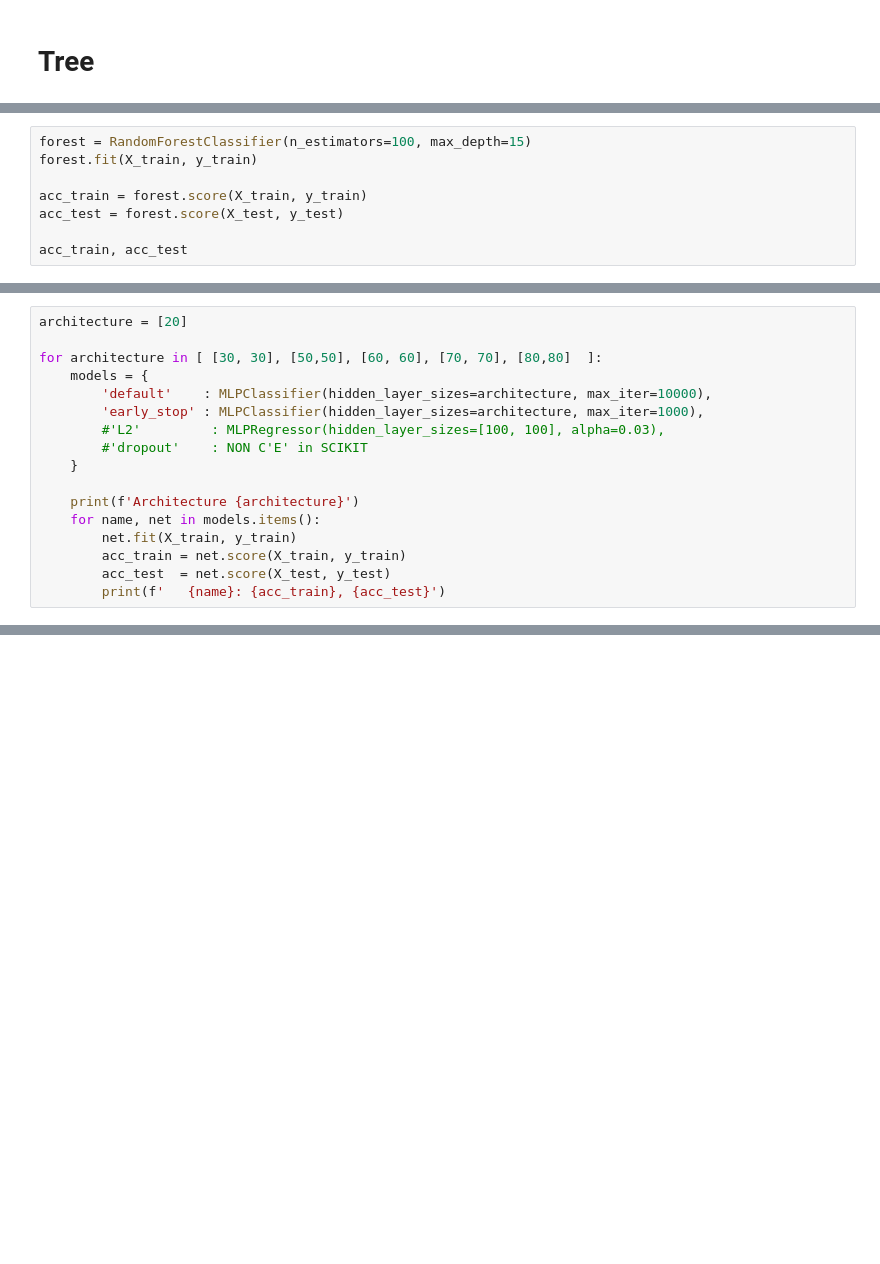
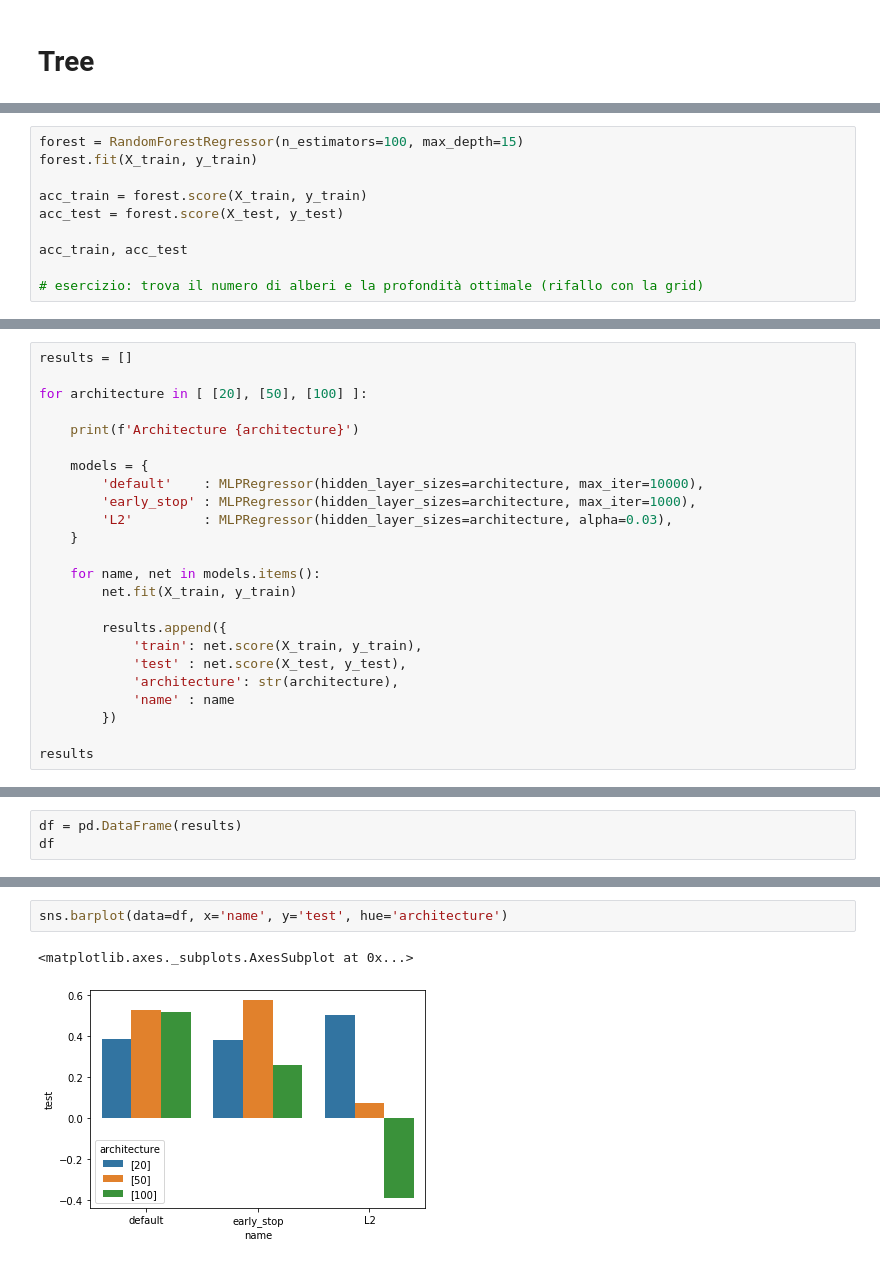
Before and after one commit to pieroit/corso_ml_python_youtube_pollo, a Jupyter notebook: prove/B01_regularization.ipynb, the cells around one changed output, grey strips where cells are left out. Cells and saved outputs as stored; diff of their text form; blank space fills up the shorter version.

```diff
--- a/prove/B01_regularization.ipynb
+++ b/prove/B01_regularization.ipynb
@@ -65,9 +102,11 @@ Depth 49: 1.0, 0.5
 # %%
-forest = RandomForestClassifier(n_estimators=100, max_depth=15)
+forest = RandomForestRegressor(n_estimators=100, max_depth=15)
 forest.fit(X_train, y_train)
 
 acc_train = forest.score(X_train, y_train)
 acc_test = forest.score(X_test, y_test)
 
 acc_train, acc_test
+
+# esercizio: trova il numero di alberi e la profondità ottimale (rifallo con la grid)
 # %% [output]
@@ -83,18 +123,25 @@ acc_train, acc_test
 # %%
-architecture = [20]
+results = []
 
-for architecture in [ [30, 30], [50,50], [60, 60], [70, 70], [80,80]  ]:
+for architecture in [ [20], [50], [100] ]:
+
+    print(f'Architecture {architecture}')
+
     models = {
-        'default'    : MLPClassifier(hidden_layer_sizes=architecture, max_iter=10000),
-        'early_stop' : MLPClassifier(hidden_layer_sizes=architecture, max_iter=1000),
-        #'L2'         : MLPRegressor(hidden_layer_sizes=[100, 100], alpha=0.03),
-        #'dropout'    : NON C'E' in SCIKIT
+        'default'    : MLPRegressor(hidden_layer_sizes=architecture, max_iter=10000),
+        'early_stop' : MLPRegressor(hidden_layer_sizes=architecture, max_iter=1000),
+        'L2'         : MLPRegressor(hidden_layer_sizes=architecture, alpha=0.03),
     }
 
-    print(f'Architecture {architecture}')
     for name, net in models.items():
         net.fit(X_train, y_train)
-        acc_train = net.score(X_train, y_train)
-        acc_test  = net.score(X_test, y_test)
-        print(f'   {name}: {acc_train}, {acc_test}')
+
+        results.append({
+            'train': net.score(X_train, y_train),
+            'test' : net.score(X_test, y_test),
+            'architecture': str(architecture),
+            'name' : name
+        })
+
+results
 # %% [output]
@@ -115,0 +168,3 @@ Architecture [80, 80]
+# %%
+df = pd.DataFrame(results)
+df
@@ -115,0 +182,5 @@ Architecture [80, 80]
+# %%
+sns.barplot(data=df, x='name', y='test', hue='architecture')
+# %% [output]
+<matplotlib.axes._subplots.AxesSubplot at 0x...>
+[figure, added]
```
Also changed, not shown: parts of 14 cells of this notebook.
